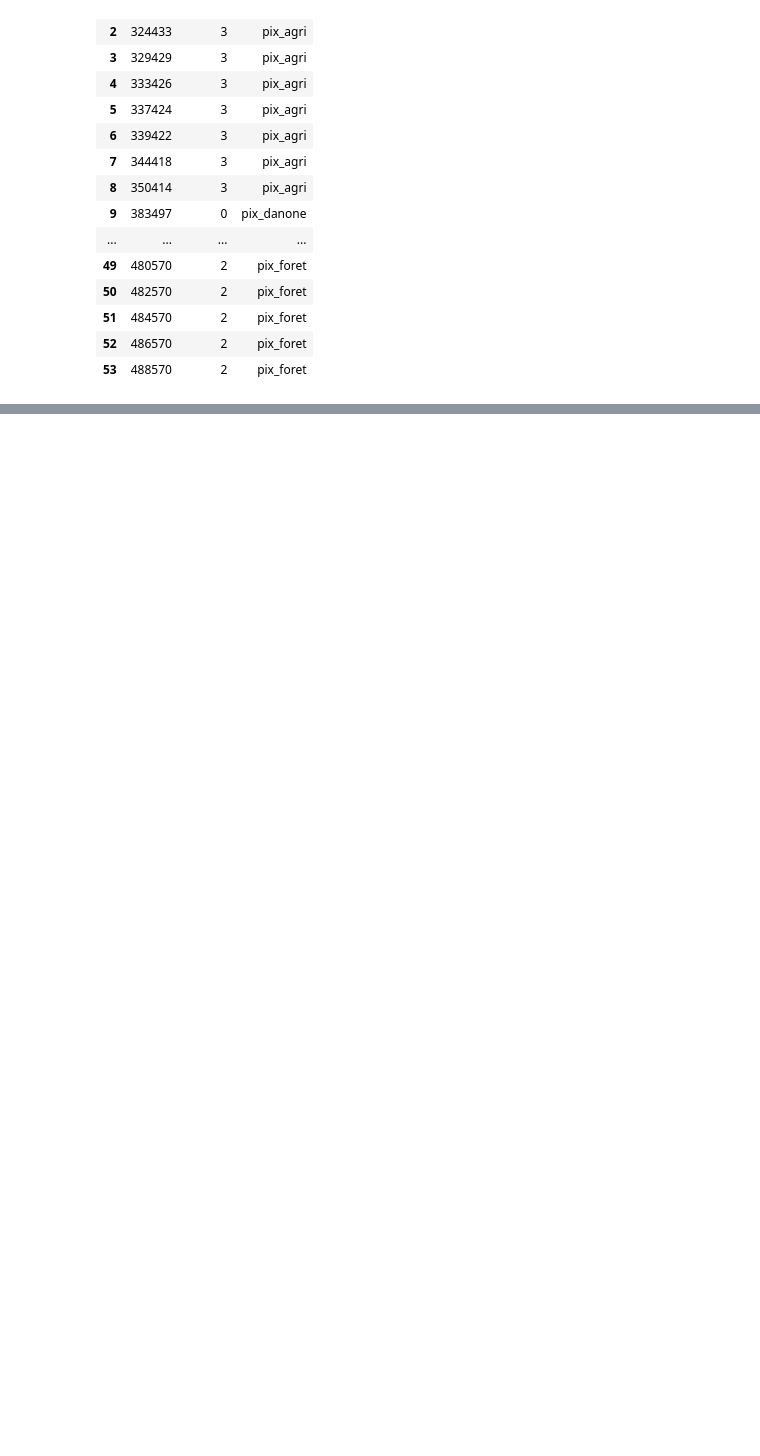
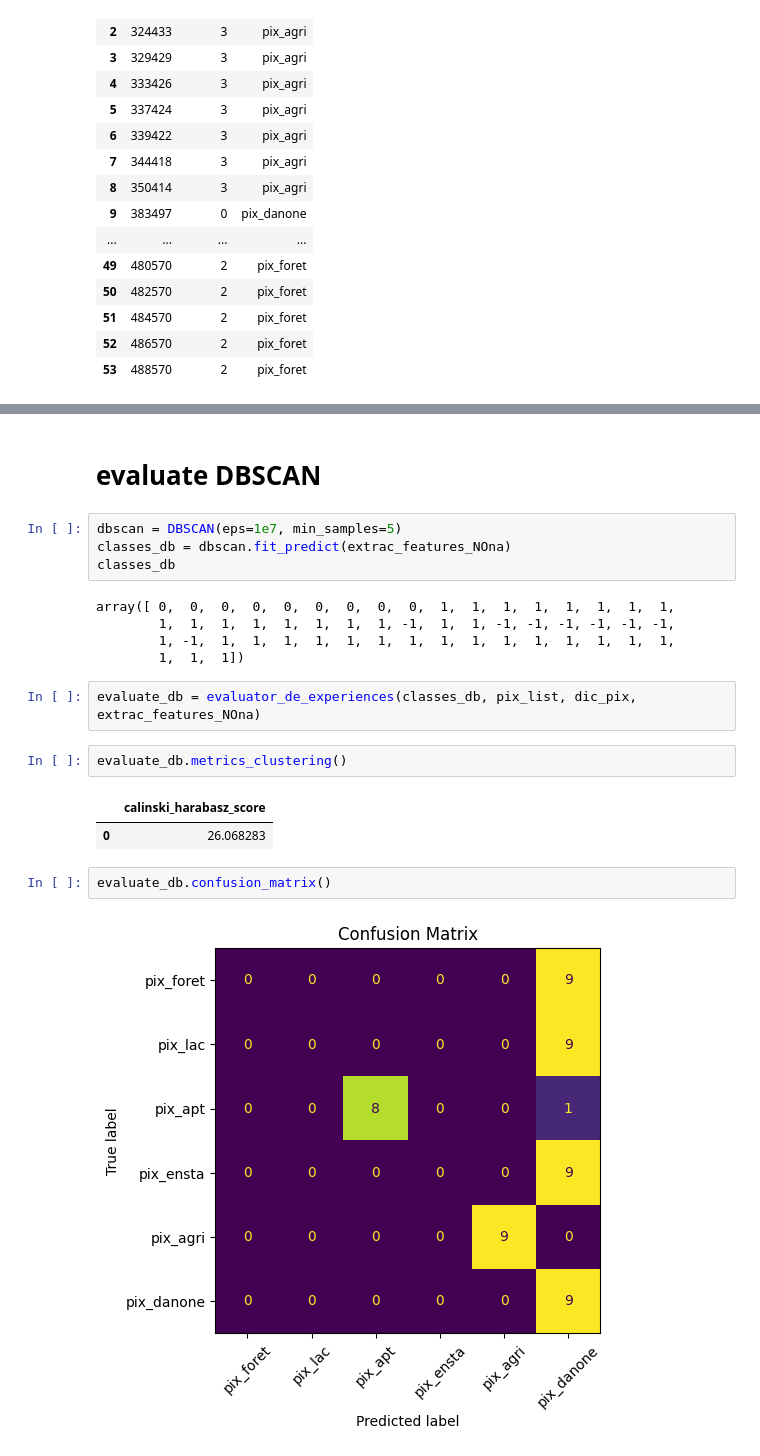
Before and after one commit to Projet-fil-rouge-IODAA/FilRouge_territoires, a Jupyter notebook: scripts/scripts_python/tsfresh_analysis.ipynb, the cells around one changed output, grey strips where cells are left out. Cells and saved outputs as stored; diff of their text form; blank space fills up the shorter version.

```diff
--- a/scripts/scripts_python/tsfresh_analysis.ipynb
+++ b/scripts/scripts_python/tsfresh_analysis.ipynb
@@ -191,0 +227,22 @@ km_results
+# %% [markdown]
+# evaluate DBSCAN
+# %%
+dbscan = DBSCAN(eps=1e7, min_samples=5)
+classes_db = dbscan.fit_predict(extrac_features_NOna)
+classes_db
+# %% [output]
+array([ 0,  0,  0,  0,  0,  0,  0,  0,  0,  1,  1,  1,  1,  1,  1,  1,  1,
+        1,  1,  1,  1,  1,  1,  1,  1, -1,  1,  1, -1, -1, -1, -1, -1, -1,
+        1, -1,  1,  1,  1,  1,  1,  1,  1,  1,  1,  1,  1,  1,  1,  1,  1,
+        1,  1,  1])
+# %%
+evaluate_db = evaluator_de_experiences(classes_db, pix_list, dic_pix, extrac_features_NOna)
+# %%
+evaluate_db.metrics_clustering()
+# %% [output]
+|  | calinski_harabasz_score |
+| 0 | 26.068283 |
+# %%
+evaluate_db.confusion_matrix()
+# %% [output]
+[figure, added]
```
Also changed, not shown: parts of 30 cells of this notebook.
